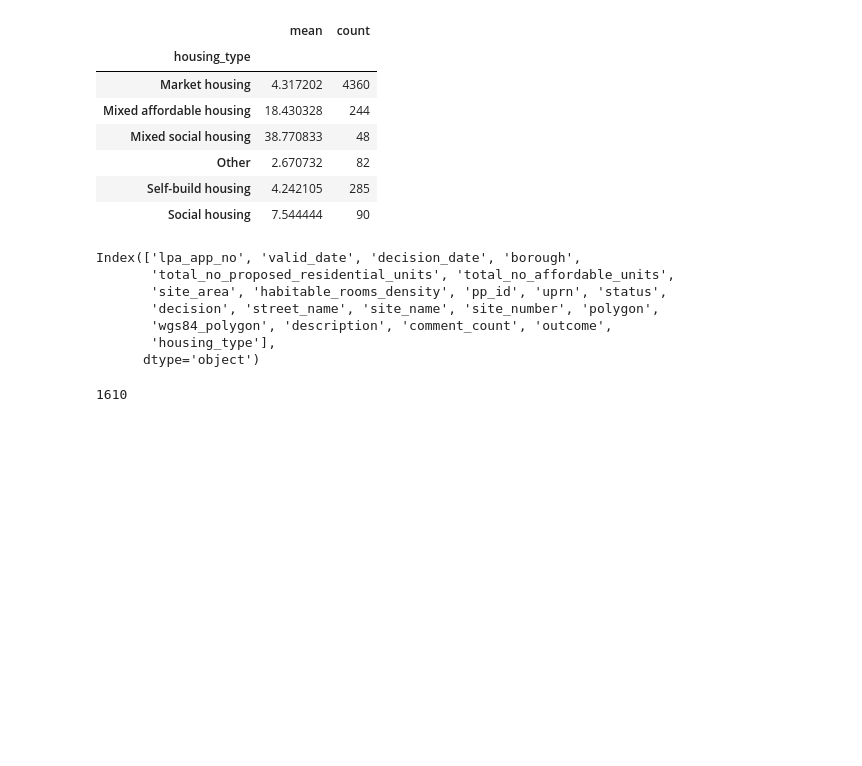
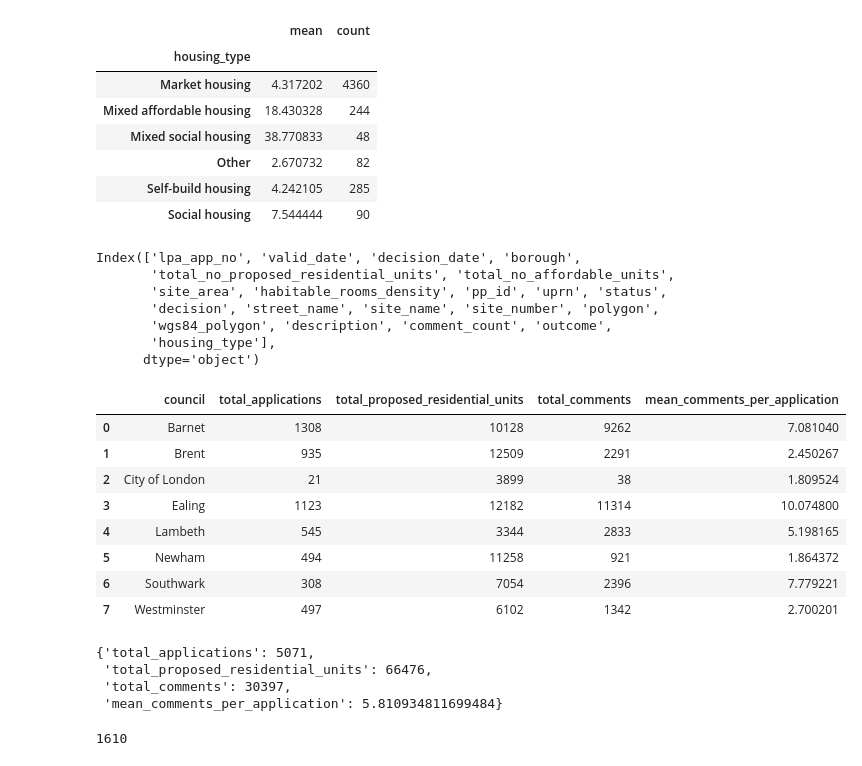
Before and after one commit to Bea-Taylor/nimby_nlp, a Jupyter notebook: notebooks/1_0_1_summary_analysis.ipynb, the cells around one changed output. Cells and saved outputs as stored; diff of their text form; code cells hidden in the pictures; blank space fills up the shorter version.

```diff
--- a/notebooks/1_0_1_summary_analysis.ipynb
+++ b/notebooks/1_0_1_summary_analysis.ipynb
@@ -433,6 +483,46 @@ Index(['lpa_app_no', 'valid_date', 'decision_date', 'borough',
        'wgs84_polygon', 'description', 'comment_count', 'outcome',
        'housing_type'],
       dtype='object')
+# %%
+# get total number of applications, total number of [ropsed residential units, sum of comments count and mean comments count by council for application_df
+summary_by_council = (
+    application_df
+    .groupby('borough')
+    .agg(
+        total_applications=('lpa_app_no', 'count'),
+        total_proposed_residential_units=('total_no_proposed_residential_units', 'sum'),
+        total_comments=('comment_count', 'sum'),
+        mean_comments_per_application=('comment_count', 'mean')
+    )
+    .reset_index()
+    .rename(columns={'borough': 'council'})
+)
+
+summary_by_council
+# %% [output]
+|  | council | total_applications | total_proposed_residential_units | total_comments | mean_comments_per_application |
+| 0 | Barnet | 1308 | 10128 | 9262 | 7.081040 |
+| 1 | Brent | 935 | 12509 | 2291 | 2.450267 |
+| 2 | City of London | 21 | 3899 | 38 | 1.809524 |
+| 3 | Ealing | 1123 | 12182 | 11314 | 10.074800 |
+| 4 | Lambeth | 545 | 3344 | 2833 | 5.198165 |
+| 5 | Newham | 494 | 11258 | 921 | 1.864372 |
+| 6 | Southwark | 308 | 7054 | 2396 | 7.779221 |
+| 7 | Westminster | 497 | 6102 | 1342 | 2.700201 |
+# %%
+# get total number of applications, total number of [ropsed residential units, sum of comments count and mean comments for all of application_df
+overall_summary = {
+    'total_applications': application_df['lpa_app_no'].nunique(),
+    'total_proposed_residential_units': application_df['total_no_proposed_residential_units'].sum(),
+    'total_comments': application_df['comment_count'].sum(),
+    'mean_comments_per_application': application_df['comment_count'].mean()
+}
+overall_summary
+# %% [output]
+{'total_applications': 5071,
+ 'total_proposed_residential_units': 66476,
+ 'total_comments': 30397,
+ 'mean_comments_per_application': 5.810934811699484}
 # %%
 application_df['total_no_proposed_residential_units'].max()
 # %% [output]
```
Also changed, not shown: parts of 4 cells of this notebook, 6 other files.
